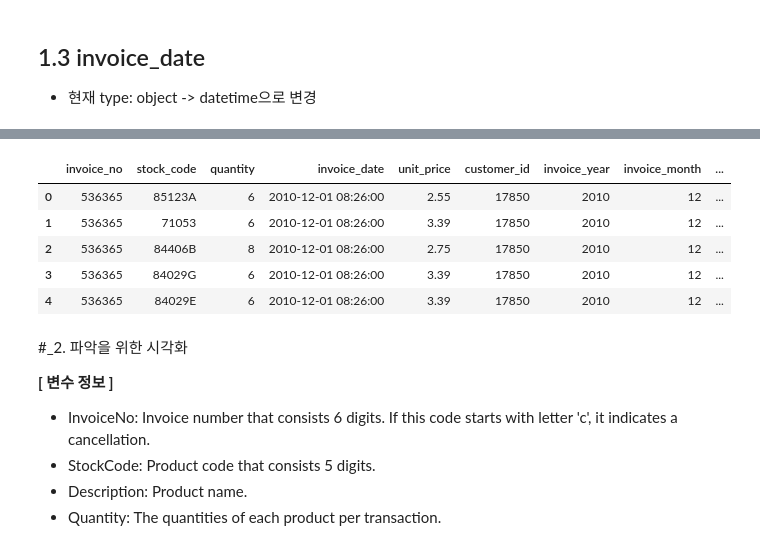
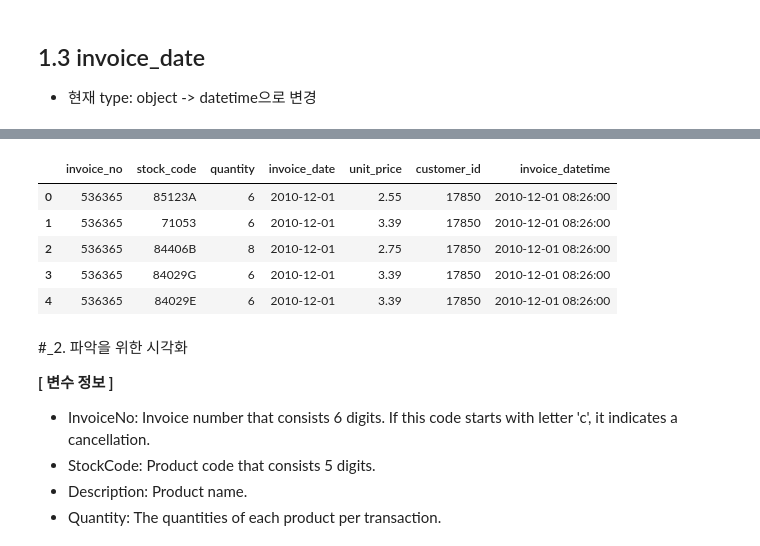
Before and after one commit to Nayoung-young/prj-ecommerce-ltv, a Jupyter notebook: e_commerce_LTV.ipynb, the cells around one changed output, grey strips where cells are left out. Cells and saved outputs as stored; diff of their text form; code cells hidden in the pictures.

```diff
--- a/e_commerce_LTV.ipynb
+++ b/e_commerce_LTV.ipynb
@@ -255,5 +255,7 @@ df_LTV_01.sample(10)
 # %%
-df_LTV_01['invoice_date'] = pd.to_datetime(df_LTV_01['invoice_date'], format = '%m/%d/%Y %H:%M')
+df_LTV_01['invoice_datetime'] = pd.to_datetime(df_LTV_01['invoice_date'], format = '%m/%d/%Y %H:%M')
+
+df_LTV_01['invoice_date'] = df_LTV_01['invoice_datetime'].dt.date
 # %%
 df_LTV_01.info()
 # %% [output]
@@ -273,21 +276,23 @@ memory usage: 24.8+ MB
 # %%
 # date관련 데이터 추가하기: 월 정보
-df_LTV_01['invoice_year'] = df_LTV_01['invoice_date'].dt.year
-df_LTV_01['invoice_month'] = df_LTV_01['invoice_date'].dt.month
-df_LTV_01['invoice_day'] = df_LTV_01['invoice_date'].dt.day
+# df_LTV_01['invoice_year'] = df_LTV_01['invoice_datetime'].dt.year
+# df_LTV_01['invoice_month'] = df_LTV_01['invoice_datetime'].dt.month
+# df_LTV_01['invoice_day'] = df_LTV_01['invoice_datetime'].dt.day
 
-df_LTV_01 = df_LTV_01.astype({'invoice_year' : 'int'})
-df_LTV_01 = df_LTV_01.astype({'invoice_month' : 'int'})
-df_LTV_01 = df_LTV_01.astype({'invoice_day' : 'int'})
+# df_LTV_01 = df_LTV_01.astype({'invoice_year' : 'int'})
+# df_LTV_01 = df_LTV_01.astype({'invoice_month' : 'int'})
+# df_LTV_01 = df_LTV_01.astype({'invoice_day' : 'int'})
+
+## 최종 모델에서 활용하지 않았음
 
 df_LTV_01.head()
 # %% [output]
-|  | invoice_no | stock_code | quantity | invoice_date | unit_price | customer_id | invoice_year | invoice_month | ... |
-| 0 | 536365 | 85123A | 6 | 2010-12-01 08:26:00 | 2.55 | 17850 | 2010 | 12 | ... |
-| 1 | 536365 | 71053 | 6 | 2010-12-01 08:26:00 | 3.39 | 17850 | 2010 | 12 | ... |
-| 2 | 536365 | 84406B | 8 | 2010-12-01 08:26:00 | 2.75 | 17850 | 2010 | 12 | ... |
-| 3 | 536365 | 84029G | 6 | 2010-12-01 08:26:00 | 3.39 | 17850 | 2010 | 12 | ... |
-| 4 | 536365 | 84029E | 6 | 2010-12-01 08:26:00 | 3.39 | 17850 | 2010 | 12 | ... |
+|  | invoice_no | stock_code | quantity | invoice_date | unit_price | customer_id | invoice_datetime |
+| 0 | 536365 | 85123A | 6 | 2010-12-01 | 2.55 | 17850 | 2010-12-01 08:26:00 |
+| 1 | 536365 | 71053 | 6 | 2010-12-01 | 3.39 | 17850 | 2010-12-01 08:26:00 |
+| 2 | 536365 | 84406B | 8 | 2010-12-01 | 2.75 | 17850 | 2010-12-01 08:26:00 |
+| 3 | 536365 | 84029G | 6 | 2010-12-01 | 3.39 | 17850 | 2010-12-01 08:26:00 |
+| 4 | 536365 | 84029E | 6 | 2010-12-01 | 3.39 | 17850 | 2010-12-01 08:26:00 |
 # %% [markdown]
 #_2. 파악을 위한 시각화
 
```
Also changed, not shown: parts of 39 cells of this notebook.
